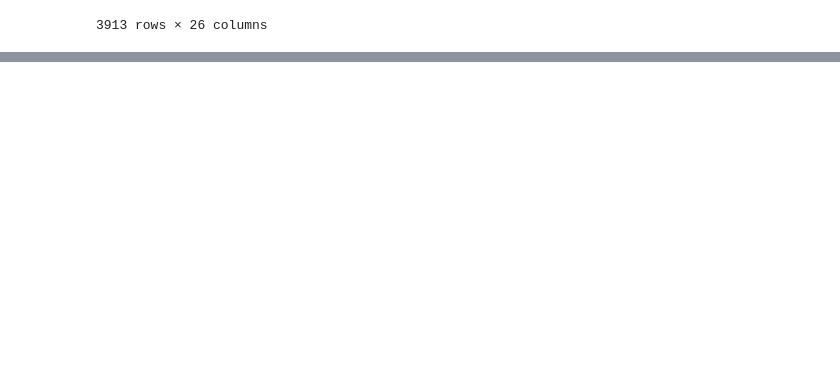
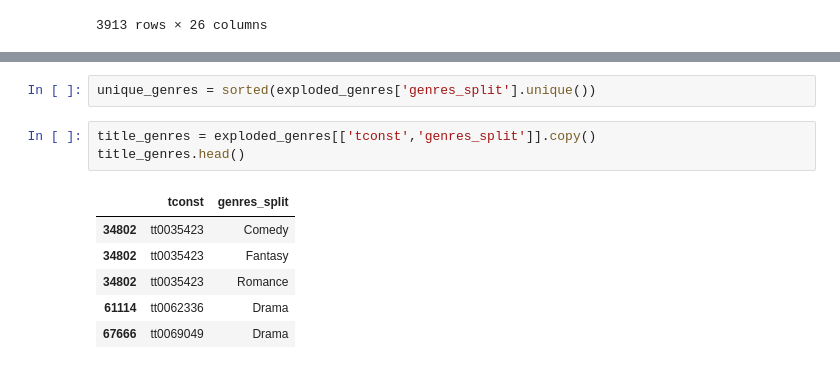
Before and after one commit to Mrammoss/IMDB_CORE, a Jupyter notebook: imdb_c.ipynb, the cells around one changed output, grey strips where cells are left out. Saved outputs shown, nothing was run; the diff lists cells and outputs as text; blank space fills up the shorter version.

```diff
--- a/imdb_c.ipynb
+++ b/imdb_c.ipynb
@@ -334,0 +392,12 @@ df
+# %%
+unique_genres = sorted(exploded_genres['genres_split'].unique())
+# %%
+title_genres = exploded_genres[['tconst','genres_split']].copy()
+title_genres.head()
+# %% [output]
+|  | tconst | genres_split |
+| 34802 | tt0035423 | Comedy |
+| 34802 | tt0035423 | Fantasy |
+| 34802 | tt0035423 | Romance |
+| 61114 | tt0062336 | Drama |
+| 67666 | tt0069049 | Drama |
```
Also changed, not shown: parts of 22 cells of this notebook, 1 other file.
